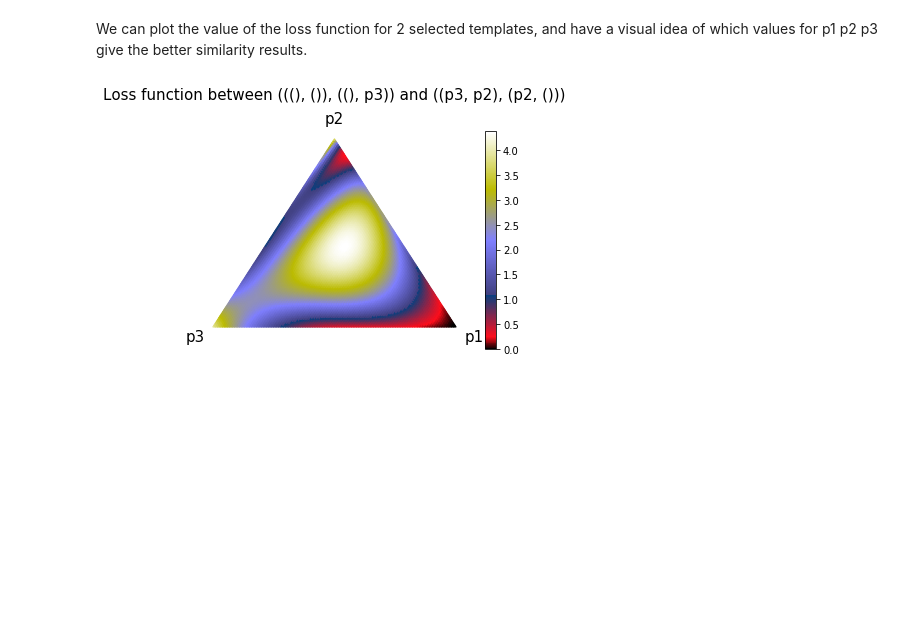
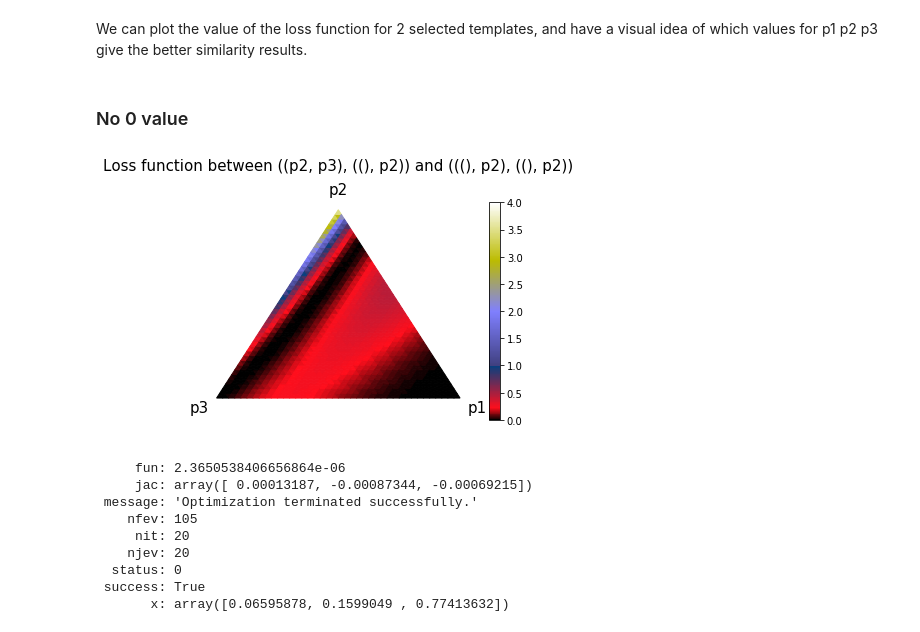
Before and after one commit to lucieperrotta/DCML, a Jupyter notebook: Pipeline.ipynb, the cells around one changed output. Cells and saved outputs as stored; diff of their text form; code cells hidden in the pictures; blank space fills up the shorter version.

```diff
--- a/Pipeline.ipynb
+++ b/Pipeline.ipynb
@@ -516,11 +552,22 @@ template_pairs
 # Visualization of loss function
 # %% [markdown]
 We can plot the value of the loss function for 2 selected templates, and have a visual idea of which values for p1 p2 p3 give the better similarity results.
-# %%
-# 2 toy exmaple templates arbitrarily chosen for being used for plotting
-template2= ((p3, p2), (p2, ()))
-template1= (((), ()), ((), p3))
-
-plot_templates_similarity(template1, template2)
-# %% [output]
-[figure, removed]
+# %% [markdown]
+### No 0 value
+# %%
+template1=((p2, p3), ((), p2))
+template2=(((), p2),((), p2))
+
+plot_templates_similarity(template1, template2, scale=40)
+template_pairs[(template1, template2)]
+# %% [output]
+[figure, added]
+     fun: 2.3650538406656864e-06
+     jac: array([ 0.00013187, -0.00087344, -0.00069215])
+ message: 'Optimization terminated successfully.'
+    nfev: 105
+     nit: 20
+    njev: 20
+  status: 0
+ success: True
+       x: array([0.06595878, 0.1599049 , 0.77413632])
```
Also changed, not shown: parts of 15 cells of this notebook, 6 other files.
